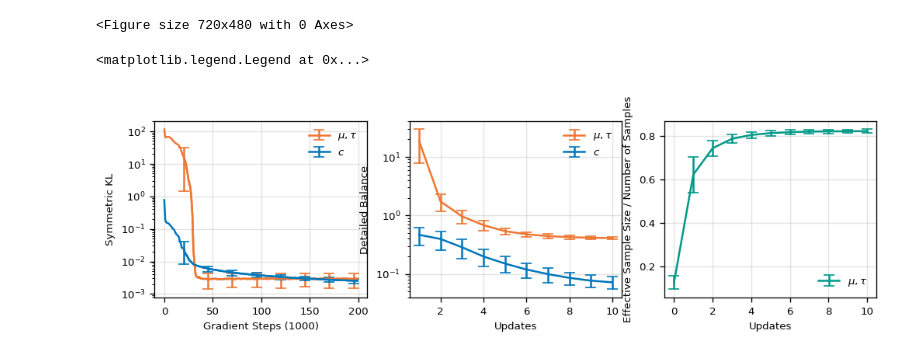
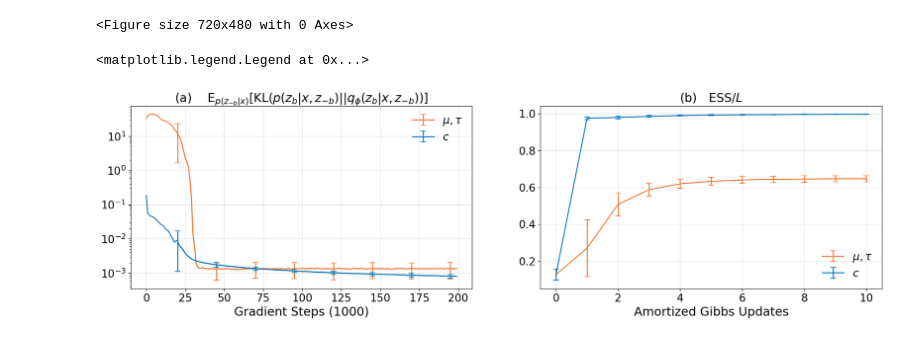
Before and after one commit to hao-w/apgs, a Jupyter notebook: GMM/plot_results.ipynb, the cells around one changed output. Cells and saved outputs as stored; diff of their text form; code cells hidden in the pictures.

```diff
--- a/GMM/plot_results.ipynb
+++ b/GMM/plot_results.ipynb
@@ -12,7 +12,7 @@ redish = '#EE7733'
 blueish = '#0077BB'
 greenish = '#009988'
 
-fs = 8
+fs = 16
 grid_alpha=0.35
 plt.rc('legend', frameon=False)
 plt.rc('figure', dpi=120)
@@ -21,7 +21,7 @@ plt.rc('font', size=fs)
 plt.tight_layout()
 
 column_width = 3.3*3
-page_width = 10
+page_width = 20
 # %% [output]
 <Figure size 720x480 with 0 Axes>
 # %%
@@ -32,18 +32,18 @@ kl_z = []
 for i in range(10):
     PATH = 'neurips/ag-10runs/log/log-ag-10runs-%dround.txt' % i
     df = pd.read_csv(PATH, sep=',  ', engine='python')
-    kl_eta.append((df["KL_eta_ex"].values + df["KL_eta_in"].values) / 6)
-    kl_z.append((df["KL_z_ex"].values + df["KL_z_in"].values) / 60)
+    kl_eta.append((df["KL_eta_in"].values) / 6)
+    kl_z.append((df["KL_z_in"].values) / 60)
 kl_eta_mean = np.vstack(kl_eta).mean(0)
 kl_eta_std = np.vstack(kl_eta).std(0)
 kl_z_mean = np.vstack(kl_z).mean(0)
 kl_z_std = np.vstack(kl_z).std(0)
 xrange = np.arange(kl_eta_mean.shape[0])
 
-ax1 = fig.add_subplot(1, 3, 1)
+ax1 = fig.add_subplot(1, 2, 1)
 # ax1.set_title('Detailed Balance', fontsize=fs)
-ax1.set_ylabel("Symmetric KL", fontsize=fs)
-ax1.set_xlabel('Gradient Steps (1000)', fontsize=fs)
+ax1.set_title("(a) " + r'$\quad\mathrm{E}_{p(z_{-b} | x)}[\mathrm{KL}(p(z_b|x, z_{-b}) || q_{\phi}(z_b|x, z_{-b}))]$', fontsize=18)
+ax1.set_xlabel('Gradient Steps (1000)', fontsize=18)
 ax1.grid(alpha=grid_alpha)
 ax1.set_yscale("log")
 n_stds = 1.
@@ -52,56 +52,61 @@ os_eta = 20
 ax1.plot(xrange, kl_eta_mean, redish)
 ax1.errorbar(xrange[os_eta:], kl_eta_mean[os_eta:], yerr=kl_eta_std[os_eta:], capsize=4, color=redish, label=r'$\mu, \tau$', errorevery=25)
 #ax1.fill_between(xrange, kl_eta_mean - n_stds * kl_eta_std, kl_eta_mean + n_stds * kl_eta_std ,color=redish, alpha=0.2)
 #for i in range(10): ax1.plot(xrange, kl_eta[i], redish, alpha=0.1)
 #ax1.plot(xrange, kl_eta_std, redish, label=r'', ls='dashed')
 
 ax1.plot(xrange, kl_z_mean, blueish)
 ax1.errorbar(xrange[os_eta:], kl_z_mean[os_eta:], yerr=kl_z_std[os_eta:], capsize=4, color=blueish, label=r'$c$', errorevery=25)
 #ax1.fill_between(xrange, kl_z_mean - n_stds * kl_z_std, kl_z_mean + n_stds * kl_z_std, color=blueish, alpha=0.2)
 #for i in range(10): ax1.plot(xrange, kl_z[i], blueish, alpha=0.1)
 #ax1.plot(xrange, kl_z_std, blueish, label=r'', ls='dashed')
 ax1.legend(fontsize=fs)
 
 ## DB_eta is kl divergence for 3 global variables
 ## DB_z is kl divergence for 60 local variables
 ## ess is ESS
 ## put two KL plots in one figure, using label to denote each one
 ## divide DB_eta / 3, divide DB_z / 60
 ## each array is 10 * 11, we filter out the first column, i.e. array[:, 1:]
 # each row is an individual experiemnt,
 DB_eta = np.load('neurips/ag-10runs/test/test-10runs-DB-eta.npy')
 DB_z = np.load('neurips/ag-10runs/test/test-10runs-DB-z.npy')
-ess = np.load('neurips/ag-10runs/test/test-10runs-ess.npy')
+ess_eta = np.load('neurips/ag-10runs/test/test-10runs-ess_eta.npy')
+ess_z = np.load('neurips/ag-10runs/test/test-10runs-ess_z.npy')
 NUM_SAMPLES = 10
 
-DB_eta_mean = np.mean(DB_eta / 6, 0)[1:]
-DB_z_mean = np.mean(DB_z / 6, 0)[1:]
-DB_eta_std = np.std(DB_eta / 6, 0)[1:]
-DB_z_std = np.std(DB_z / 6, 0)[1:]
-DB_xrange = np.arange(10) + 1
+# DB_eta_mean = np.mean(DB_eta / 6, 0)[1:]
+# DB_z_mean = np.mean(DB_z / 6, 0)[1:]
+# DB_eta_std = np.std(DB_eta / 6, 0)[1:]
+# DB_z_std = np.std(DB_z / 6, 0)[1:]
+# DB_xrange = np.arange(10) + 1
 
-ess_avg = np.mean(ess / NUM_SAMPLES, 0)
-ess_std = np.std(ess / NUM_SAMPLES, 0)
-ess_xrange = np.arange(11)
+ess_eta_avg = np.mean(ess_eta / NUM_SAMPLES, 0)
+ess_eta_std = np.std(ess_eta / NUM_SAMPLES, 0)
+ess_eta_xrange = np.arange(11)
+ess_z_avg = np.mean(ess_z / NUM_SAMPLES, 0)
+ess_z_std = np.std(ess_z / NUM_SAMPLES, 0)
+ess_z_xrange = np.arange(11)
+# ax2 = fig.add_subplot(1, 3, 2)
+# ax2.grid(alpha=grid_alpha)
+# ax2.errorbar(DB_xrange, DB_z_mean, yerr=DB_z_std, capsize=4, color=redish, label=r'$\mu, \tau$')
+# ax2.errorbar(DB_xrange, DB_eta_mean, yerr=DB_eta_std, capsize=4, color=blueish, label=r'$c$')
+# ax2.set_xlabel('APG Updates', fontsize=fs)
+# ax2.set_ylabel("Detailed Balance", fontsize=fs)
+# # ax2.set_title('Detailed Balance', fontsize=fs)
+# ax2.legend(fontsize=fs)
+# ax2.set_yscale("log")
 
-ax2 = fig.add_subplot(1, 3, 2)
-ax2.grid(alpha=grid_alpha)
-ax2.errorbar(DB_xrange, DB_z_mean, yerr=DB_z_std, capsize=4, color=redish, label=r'$\mu, \tau$')
-ax2.errorbar(DB_xrange, DB_eta_mean, yerr=DB_eta_std, capsize=4, color=blueish, label=r'$c$')
-ax2.set_xlabel('Updates', fontsize=fs)
-ax2.set_ylabel("Detailed Balance", fontsize=fs)
-# ax2.set_title('Detailed Balance', fontsize=fs)
-ax2.legend(fontsize=fs)
-ax2.set_yscale("log")
+ax3 = fig.add_subplot(1, 2, 2)
+ax3.grid(alpha=grid_alpha)
+ax3.set_xlabel('Amortized Gibbs Updates', fontsize=18)
+ax3.set_title("(b)" + r'$\quad\mathrm{ESS} / L$', fontsize=18)
+# ax3.set_title('Effective Sample Size', fontsize=fs)
+ax3.errorbar(ess_eta_xrange, ess_eta_avg, yerr=ess_eta_std, capsize=4, color=redish, label=r'$\mu, \tau$')
+ax3.errorbar(ess_z_xrange, ess_z_avg, yerr=ess_z_std, capsize=4, color=blueish, label=r'$c$')
 
-ax3 = fig.add_subplot(1, 3, 3)
-ax3.grid(alpha=grid_alpha)
-ax3.set_xlabel('Updates', fontsize=fs)
-ax3.set_ylabel("Effective Sample Size / Number of Samples", fontsize=fs)
-# ax3.set_title('Effective Sample Size', fontsize=fs)
-ax3.errorbar(ess_xrange, ess_avg, yerr=ess_std, capsize=4, color=greenish, label=r'$\mu, \tau$')
 ax3.legend(fontsize=fs)
 # %% [output]
 <matplotlib.legend.Legend at 0x...>
-[figure, old version]
+[figure, new version]
 # %%
```
Also changed, not shown: parts of 1 cell of this notebook, 51 other files.
